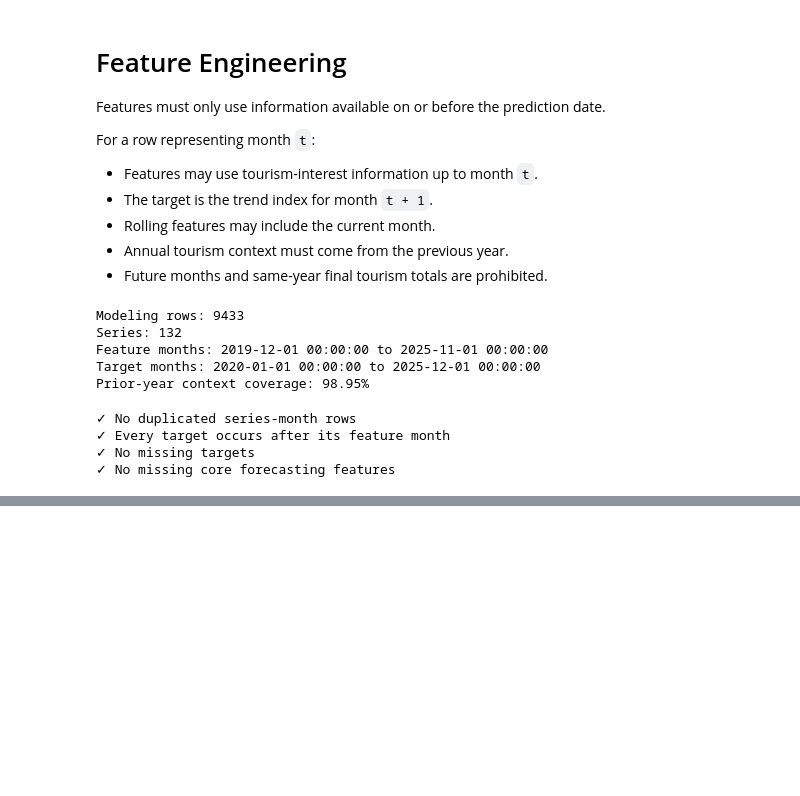
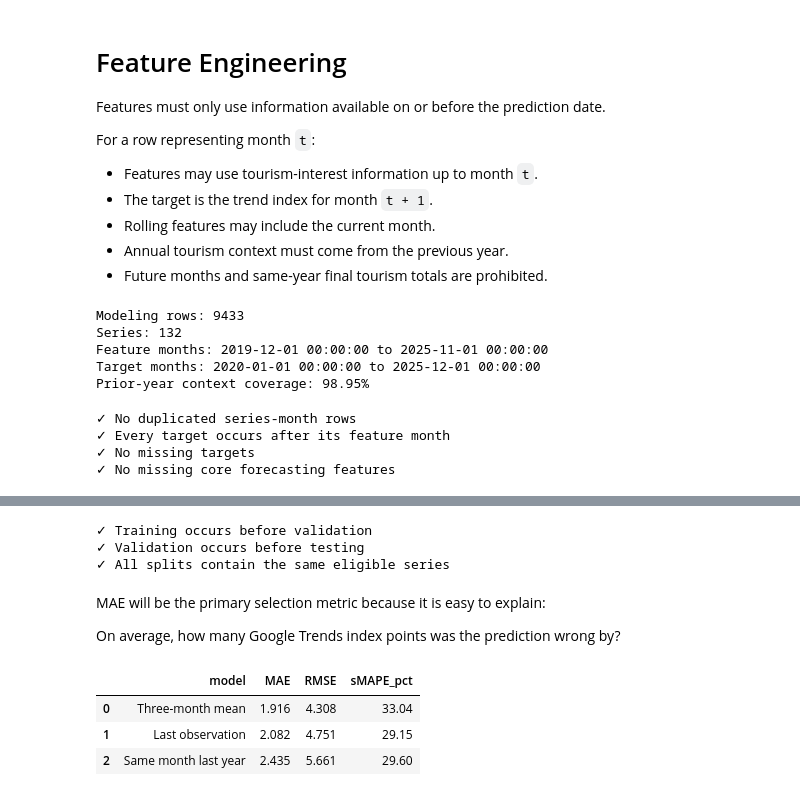
Before and after one commit to Nadsyuhamus/Databladez_Tourism, a Jupyter notebook: 01_data_audit.ipynb, the cells around one changed output, grey strips where cells are left out. Saved outputs shown, nothing was run; the diff lists cells and outputs as text; code cells hidden in the pictures; blank space fills up the shorter version.

```diff
--- a/01_data_audit.ipynb
+++ b/01_data_audit.ipynb
@@ -1011,0 +1127,26 @@ display(
+# %%
+assert (
+    train_data["target_month"].max()
+    < validation_data["target_month"].min()
+)
+
+assert (
+    validation_data["target_month"].max()
+    < test_data["target_month"].min()
+)
+
+assert set(train_data["series_id"]) == set(
+    validation_data["series_id"]
+)
+
+assert set(validation_data["series_id"]) == set(
+    test_data["series_id"]
+)
+
+print("✓ Training occurs before validation")
+print("✓ Validation occurs before testing")
+print("✓ All splits contain the same eligible series")
+# %% [output]
+✓ Training occurs before validation
+✓ Validation occurs before testing
+✓ All splits contain the same eligible series
@@ -1011,0 +1198,42 @@ display(
+# %% [markdown]
+MAE will be the primary selection metric because it is easy to explain:
+
+On average, how many Google Trends index points was the prediction wrong by?
+# %%
+baseline_results = []
+
+validation_actual = validation_data[
+    target_column
+]
+
+for baseline_name, prediction_column in (
+    baseline_columns.items()
+):
+    metrics = calculate_metrics(
+        validation_actual,
+        validation_data[prediction_column],
+    )
+
+    baseline_results.append({
+        "model": baseline_name,
+        **metrics,
+    })
+
+baseline_results = (
+    pd.DataFrame(baseline_results)
+    .sort_values("MAE")
+    .reset_index(drop=True)
+)
+
+display(
+    baseline_results.style.format({
+        "MAE": "{:.3f}",
+        "RMSE": "{:.3f}",
+        "sMAPE_pct": "{:.2f}",
+    })
+)
+# %% [output]
+|  | model | MAE | RMSE | sMAPE_pct |
+| 0 | Three-month mean | 1.916 | 4.308 | 33.04 |
+| 1 | Last observation | 2.082 | 4.751 | 29.15 |
+| 2 | Same month last year | 2.435 | 5.661 | 29.60 |
```
Also changed, not shown: parts of 7 cells of this notebook.
